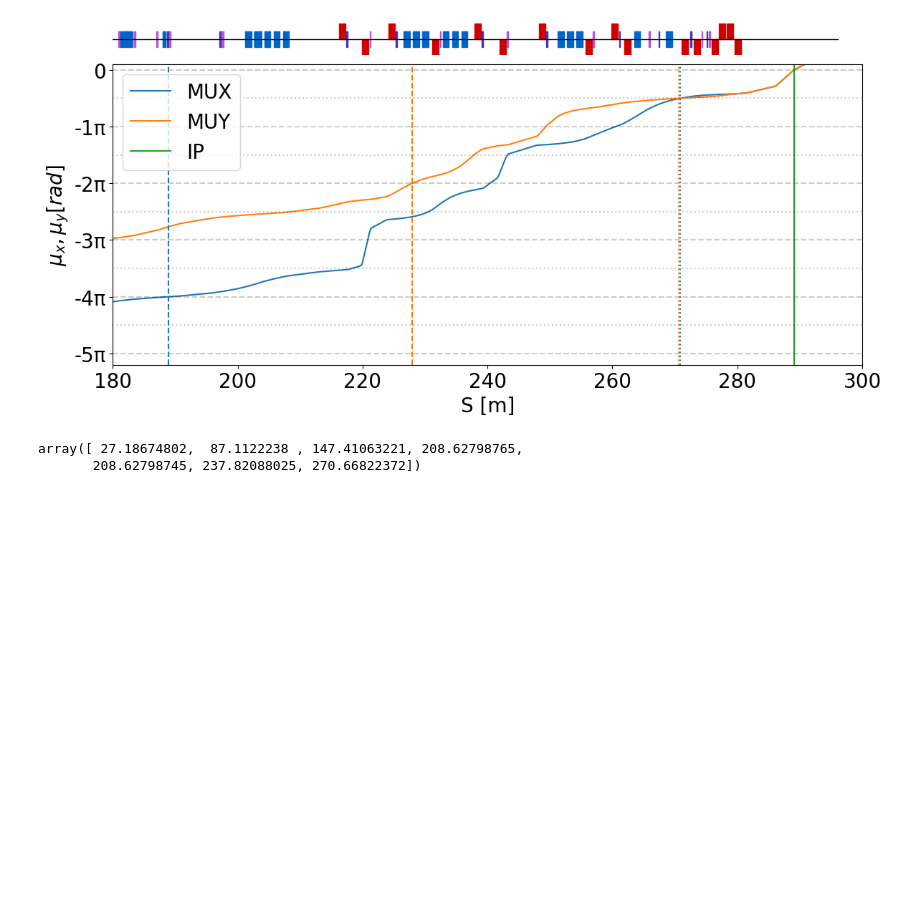
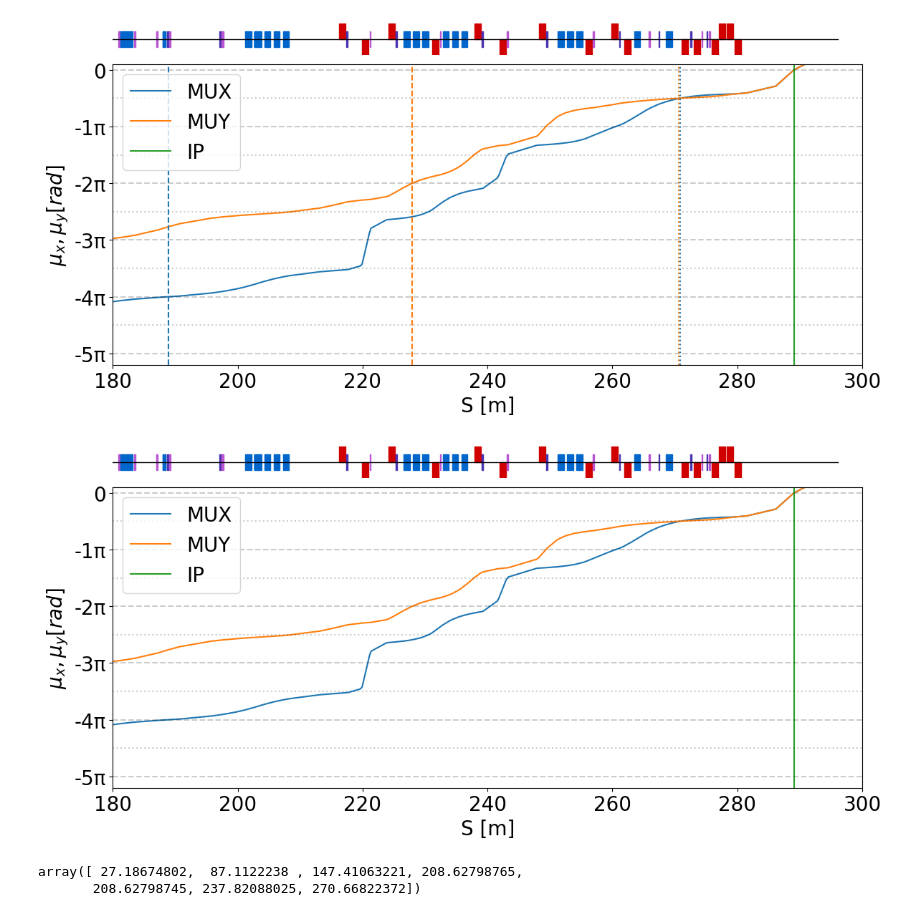
Before and after one commit to MarinDeniaud/luxe-backgrounds, a Jupyter notebook: 06_analysis/jupyter_notebooks/BPM_ELBEX.ipynb, the cells around one changed output. Drawn from its saved outputs; the diff is of its cells as text; code cells hidden in the pictures; blank space fills up the shorter version.

```diff
--- a/06_analysis/jupyter_notebooks/BPM_ELBEX.ipynb
+++ b/06_analysis/jupyter_notebooks/BPM_ELBEX.ipynb
@@ -36,6 +36,7 @@ Mad8.readTwissFile > nrec=878
 Mad8.readRmatFile > nrec=878
 # %%
 def getSFitAllCoord(tw):
+    ref_S = tw.data.S[874]
     ref_mux = tw.data[tw.data['S'] == ref_S]['MUX'].unique()
     ref_alphax = tw.data[tw.data['S'] == ref_S]['ALPHX'].unique()
     ref_muy = tw.data[tw.data['S'] == ref_S]['MUY'].unique()
@@ -263,6 +264,12 @@ plotMuAndCorrelation(mu_highlight=None, mup_highlight=None,
 _plt.savefig("{}_Phase_advance_selection".format(save_name_prefix), dpi=300, bbox_inches='tight')
 # %% [output]
 [figure]
+# %%
+plotMuAndCorrelation(mu_highlight=None, mup_highlight=None,
+                     S_X_highlight=None, S_XP_highlight=None,
+                     S_Y_highlight=None, S_YP_highlight=None)
+# %% [output]
+[figure, added]
 # %%
 S_Fit_YP
 # %% [output]
```
Also changed, not shown: parts of 4 cells of this notebook, 1 other file.
